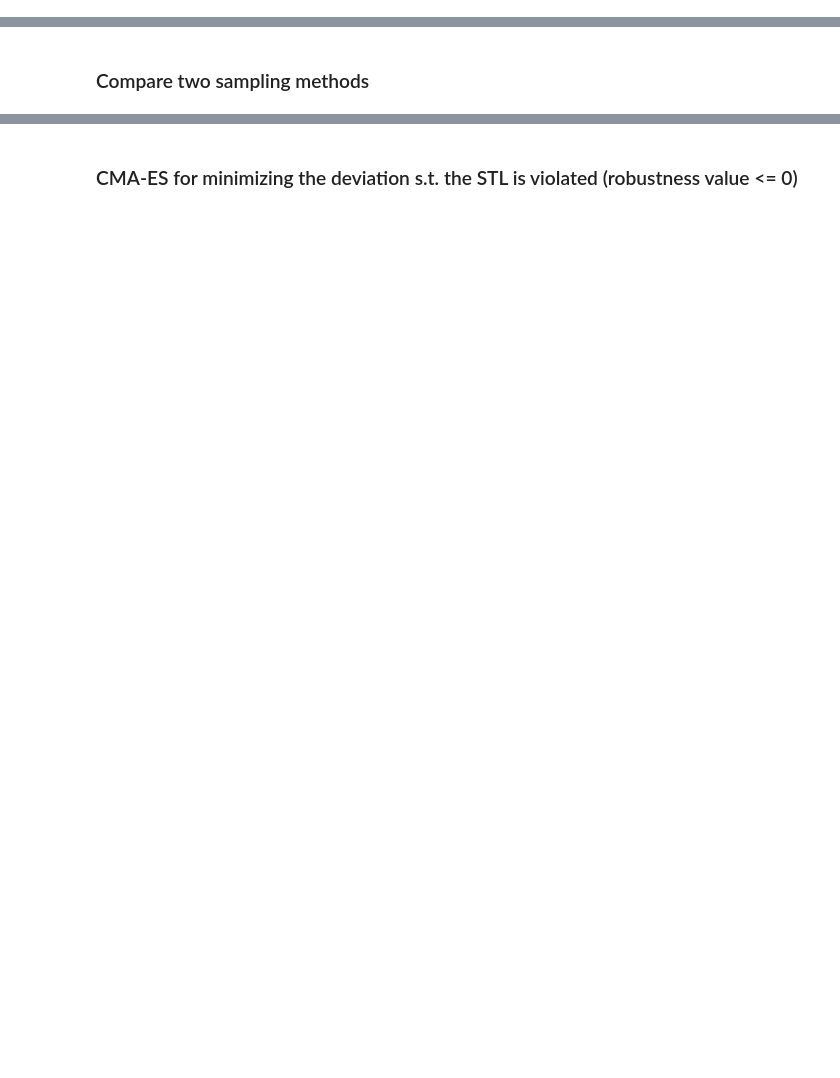
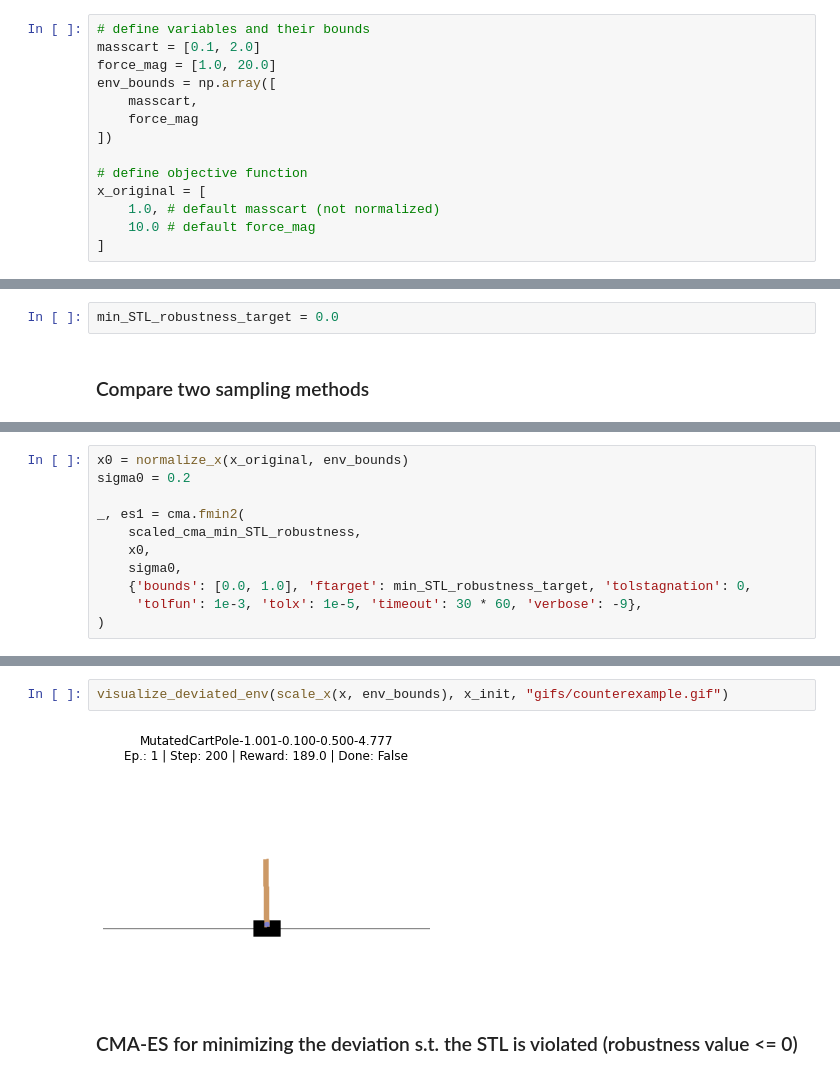
Before and after one commit to SteveZhangBit/STL-Robustness, a Jupyter notebook: cartpole/Cartpole-robustness.ipynb, the cells around one changed output, grey strips where cells are left out. Cells and saved outputs as stored; diff of their text form; blank space fills up the shorter version.

```diff
--- a/cartpole/Cartpole-robustness.ipynb
+++ b/cartpole/Cartpole-robustness.ipynb
@@ -334,0 +321,14 @@ def scaled_cma_min_STL_robustness(x):
+# %%
+# define variables and their bounds
+masscart = [0.1, 2.0]
+force_mag = [1.0, 20.0]
+env_bounds = np.array([
+    masscart,
+    force_mag
+])
+
+# define objective function
+x_original = [
+    1.0, # default masscart (not normalized)
+    10.0 # default force_mag
+]
@@ -335,3 +340,5 @@ def scaled_cma_min_STL_robustness(x):
+# %%
+min_STL_robustness_target = 0.0
 # %% [markdown]
 ### Compare two sampling methods
 # %%
@@ -351,0 +379,11 @@ for x in np.random.rand(5, 2):
+# %%
+x0 = normalize_x(x_original, env_bounds)
+sigma0 = 0.2
+
+_, es1 = cma.fmin2(
+    scaled_cma_min_STL_robustness,
+    x0,
+    sigma0,
+    {'bounds': [0.0, 1.0], 'ftarget': min_STL_robustness_target, 'tolstagnation': 0,
+     'tolfun': 1e-3, 'tolx': 1e-5, 'timeout': 30 * 60, 'verbose': -9},
+)
@@ -352,3 +406,7 @@ for x in np.random.rand(5, 2):
+# %%
+visualize_deviated_env(scale_x(x, env_bounds), x_init, "gifs/counterexample.gif")
+# %% [output]
+[figure, added]
 # %% [markdown]
 ### CMA-ES for minimizing the deviation s.t. the STL is violated (robustness value <= 0)
 # %%
```
Also changed, not shown: parts of 38 cells of this notebook, 7 other files.
